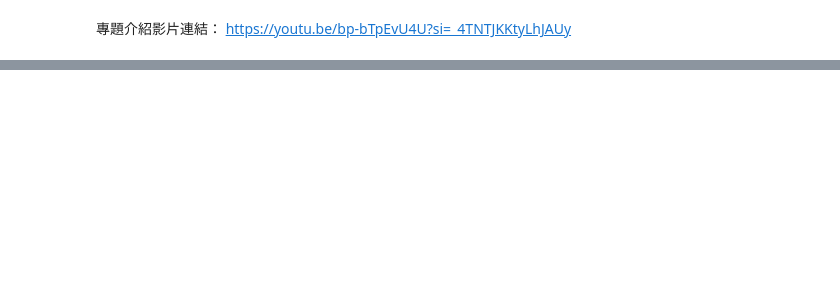
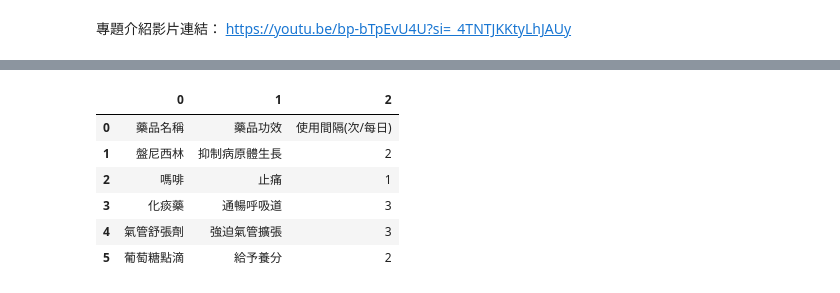
Before and after one commit to shuen1106lu/Program-Language, a Jupyter notebook: 期末專題.ipynb, the cells around one changed output, grey strips where cells are left out. Saved outputs shown, nothing was run; the diff lists cells and outputs as text; code cells hidden in the pictures; blank space fills up the shorter version.

```diff
--- a/期末專題.ipynb
+++ b/期末專題.ipynb
@@ -22,0 +72,14 @@ worksheet = gsheets.get_worksheet(0)
+# %%
+# 取得 Google Sheets 內容(藥品)
+data_2 = worksheet_2.get_all_values()  # 取得所有儲存格資料，回傳為 2D 陣列
+df_2 = pd.DataFrame(data_2)
+# %%
+df_2
+# %% [output]
+|  | 0 | 1 | 2 |
+| 0 | 藥品名稱 | 藥品功效 | 使用間隔(次/每日) |
+| 1 | 盤尼西林 | 抑制病原體生長 | 2 |
+| 2 | 嗎啡 | 止痛 | 1 |
+| 3 | 化痰藥 | 通暢呼吸道 | 3 |
+| 4 | 氣管舒張劑 | 強迫氣管擴張 | 3 |
+| 5 | 葡萄糖點滴 | 給予養分 | 2 |
```
Also changed, not shown: parts of 13 cells of this notebook.
